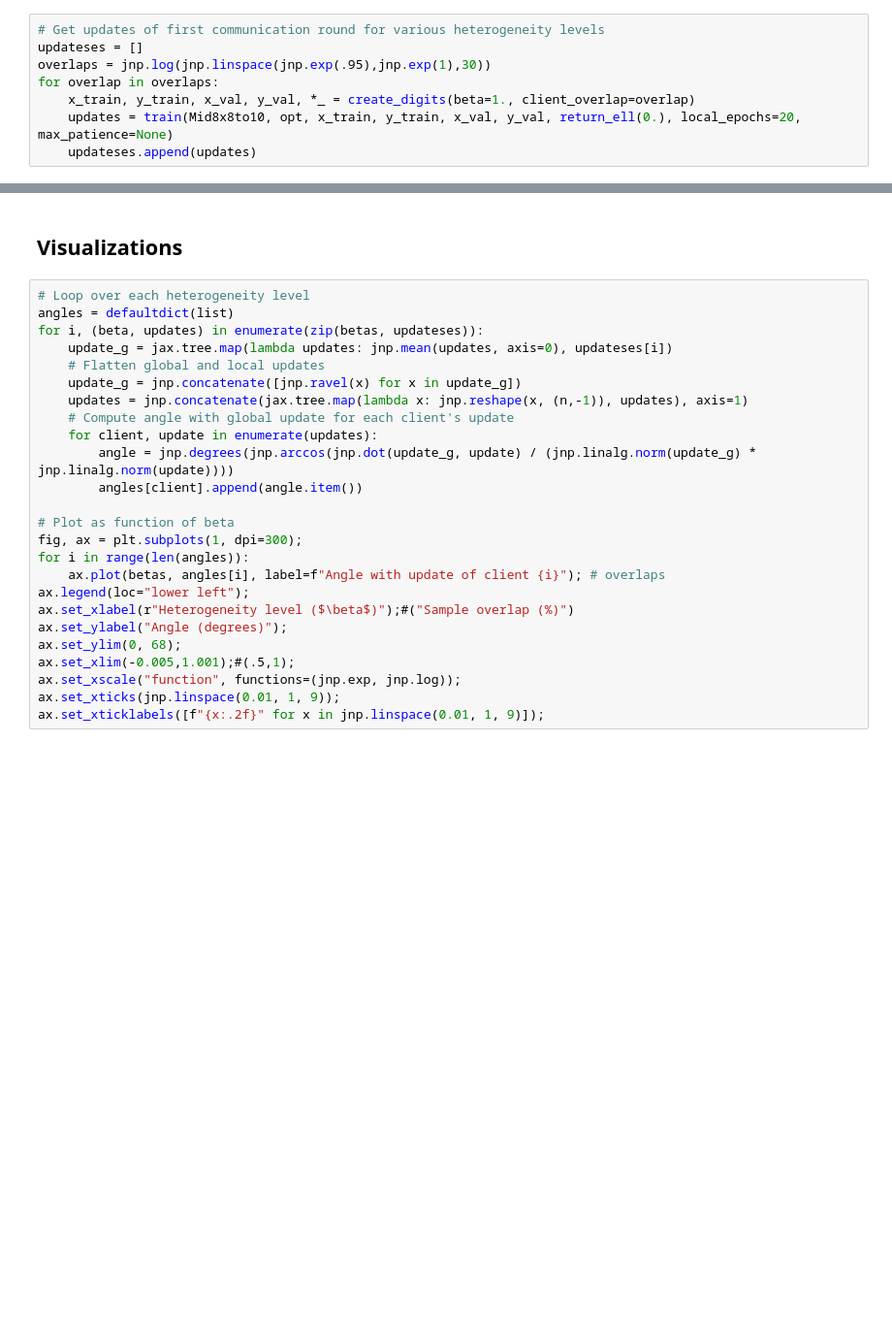
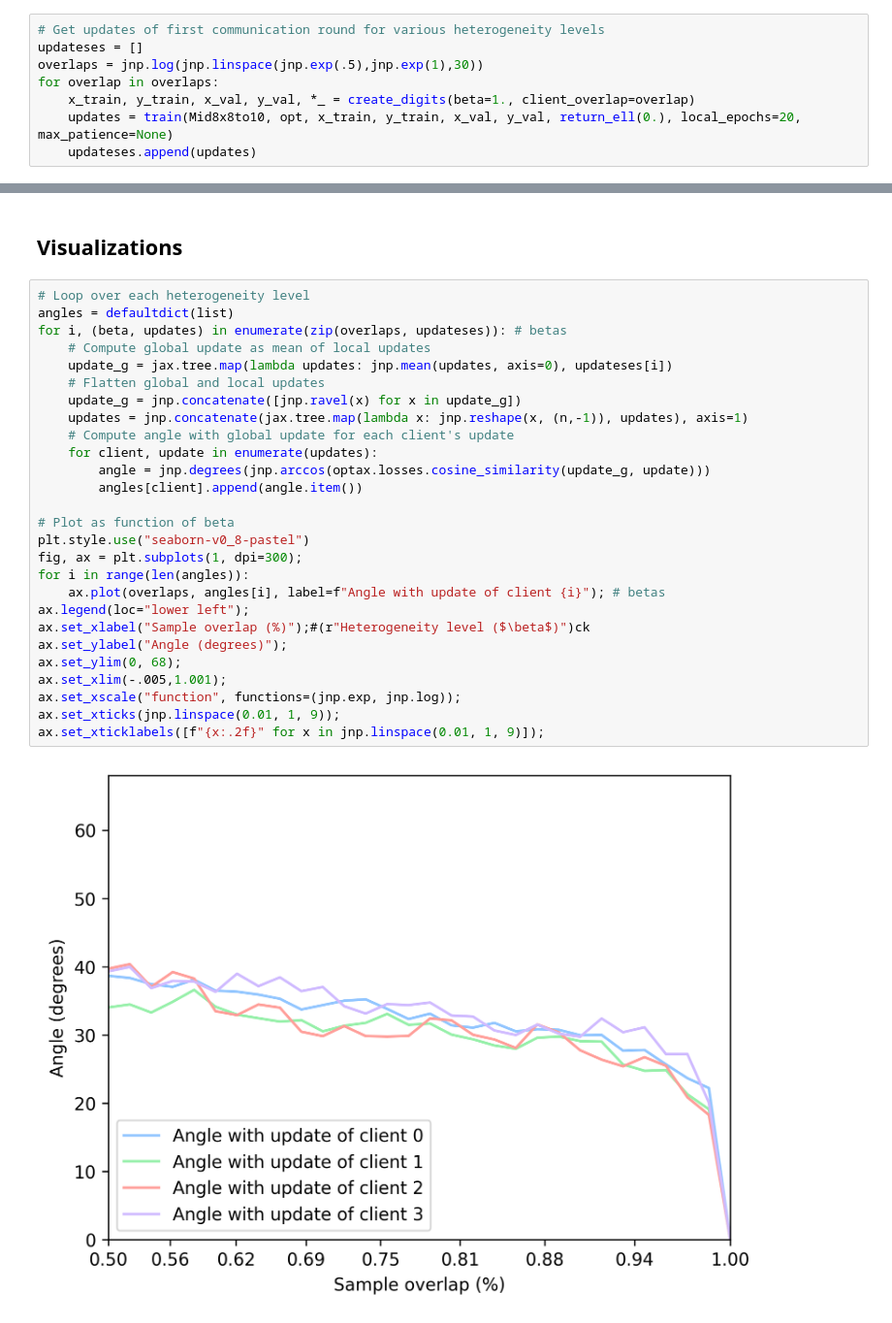
Before and after one commit to thijs-vanweezel/loss-symmetries-fl, a Jupyter notebook: angles.ipynb, the cells around one changed output, grey strips where cells are left out. Shown at 97% size. Drawn from its saved outputs; the diff is of its cells as text; blank space fills up the shorter version.

```diff
--- a/angles.ipynb
+++ b/angles.ipynb
@@ -51,7 +69,7 @@ for beta in betas:
 # %%
 # Get updates of first communication round for various heterogeneity levels
 updateses = []
-overlaps = jnp.log(jnp.linspace(jnp.exp(.95),jnp.exp(1),30))
+overlaps = jnp.log(jnp.linspace(jnp.exp(.5),jnp.exp(1),30))
 for overlap in overlaps:
     x_train, y_train, x_val, y_val, *_ = create_digits(beta=1., client_overlap=overlap)
     updates = train(Mid8x8to10, opt, x_train, y_train, x_val, y_val, return_ell(0.), local_epochs=20, max_patience=None)
@@ -61,25 +97,29 @@ for overlap in overlaps:
 # %%
 # Loop over each heterogeneity level
 angles = defaultdict(list)
-for i, (beta, updates) in enumerate(zip(betas, updateses)):
+for i, (beta, updates) in enumerate(zip(overlaps, updateses)): # betas
+    # Compute global update as mean of local updates
     update_g = jax.tree.map(lambda updates: jnp.mean(updates, axis=0), updateses[i])
     # Flatten global and local updates
     update_g = jnp.concatenate([jnp.ravel(x) for x in update_g])
     updates = jnp.concatenate(jax.tree.map(lambda x: jnp.reshape(x, (n,-1)), updates), axis=1)
     # Compute angle with global update for each client's update
     for client, update in enumerate(updates):
-        angle = jnp.degrees(jnp.arccos(jnp.dot(update_g, update) / (jnp.linalg.norm(update_g) * jnp.linalg.norm(update))))
+        angle = jnp.degrees(jnp.arccos(optax.losses.cosine_similarity(update_g, update)))
         angles[client].append(angle.item())
 
 # Plot as function of beta
+plt.style.use("seaborn-v0_8-pastel")
 fig, ax = plt.subplots(1, dpi=300);
 for i in range(len(angles)):
-    ax.plot(betas, angles[i], label=f"Angle with update of client {i}"); # overlaps
+    ax.plot(overlaps, angles[i], label=f"Angle with update of client {i}"); # betas
 ax.legend(loc="lower left");
-ax.set_xlabel(r"Heterogeneity level ($\beta$)");#("Sample overlap (%)")
+ax.set_xlabel("Sample overlap (%)");#(r"Heterogeneity level ($\beta$)")ck
 ax.set_ylabel("Angle (degrees)");
 ax.set_ylim(0, 68);
-ax.set_xlim(-0.005,1.001);#(.5,1);
+ax.set_xlim(-.005,1.001);
 ax.set_xscale("function", functions=(jnp.exp, jnp.log));
 ax.set_xticks(jnp.linspace(0.01, 1, 9));
 ax.set_xticklabels([f"{x:.2f}" for x in jnp.linspace(0.01, 1, 9)]);
+# %% [output]
+[figure, added]
```
Also changed, not shown: parts of 3 cells of this notebook, 5 other files.
